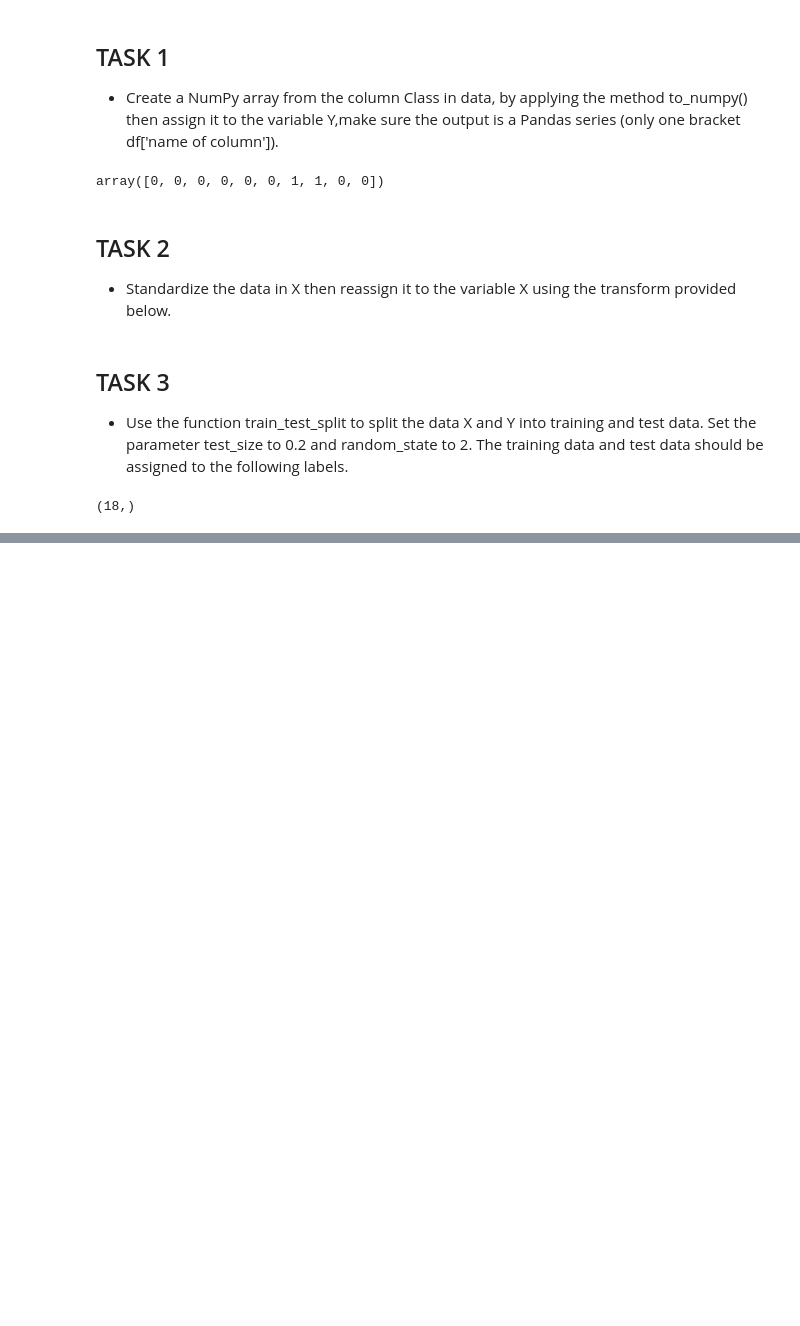
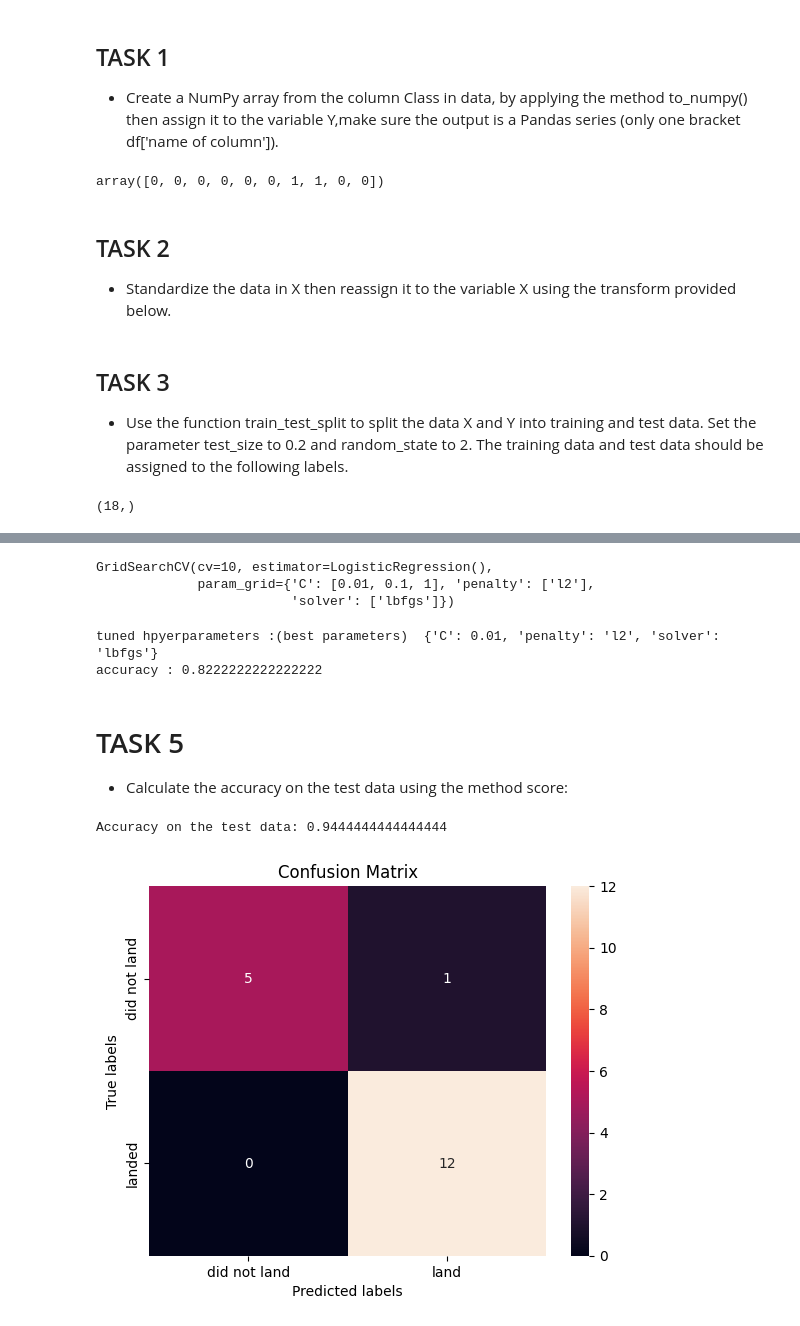
Before and after one commit to Hasan082/AI_and_Machine_learning, a Jupyter notebook: machien_learning/Applied Data Science Capstone/Space_X_Falcon_9_First_Stage_Landing_Prediction.ipynb, the cells around one changed output, grey strips where cells are left out. Cells and saved outputs as stored; diff of their text form; code cells hidden in the pictures; blank space fills up the shorter version.

```diff
--- a/machien_learning/Applied Data Science Capstone/Space_X_Falcon_9_First_Stage_Landing_Prediction.ipynb
+++ b/machien_learning/Applied Data Science Capstone/Space_X_Falcon_9_First_Stage_Landing_Prediction.ipynb
@@ -105,0 +109,28 @@ Y_test.shape
+# %%
+parameters ={"C":[0.01,0.1,1],'penalty':['l2'], 'solver':['lbfgs']}# l1 lasso l2 ridge
+lr=LogisticRegression()
+logreg_cv = GridSearchCV(lr, parameters, cv=10)
+logreg_cv.fit(X, Y)
+# %% [output]
+GridSearchCV(cv=10, estimator=LogisticRegression(),
+             param_grid={'C': [0.01, 0.1, 1], 'penalty': ['l2'],
+                         'solver': ['lbfgs']})
+# %%
+print("tuned hpyerparameters :(best parameters) ",logreg_cv.best_params_)
+print("accuracy :",logreg_cv.best_score_)
+# %% [output]
+tuned hpyerparameters :(best parameters)  {'C': 0.01, 'penalty': 'l2', 'solver': 'lbfgs'}
+accuracy : 0.8222222222222222
+# %% [markdown]
+# TASK 5
+- Calculate the accuracy on the test data using the method score:
+# %%
+accuracy = logreg_cv.score(X_test, Y_test)
+print("Accuracy on the test data:", accuracy)
+# %% [output]
+Accuracy on the test data: 0.9444444444444444
+# %%
+yhat=logreg_cv.predict(X_test)
+plot_confusion_matrix(Y_test,yhat)
+# %% [output]
+[figure, added]
```
Also changed, not shown: parts of 5 cells of this notebook.
